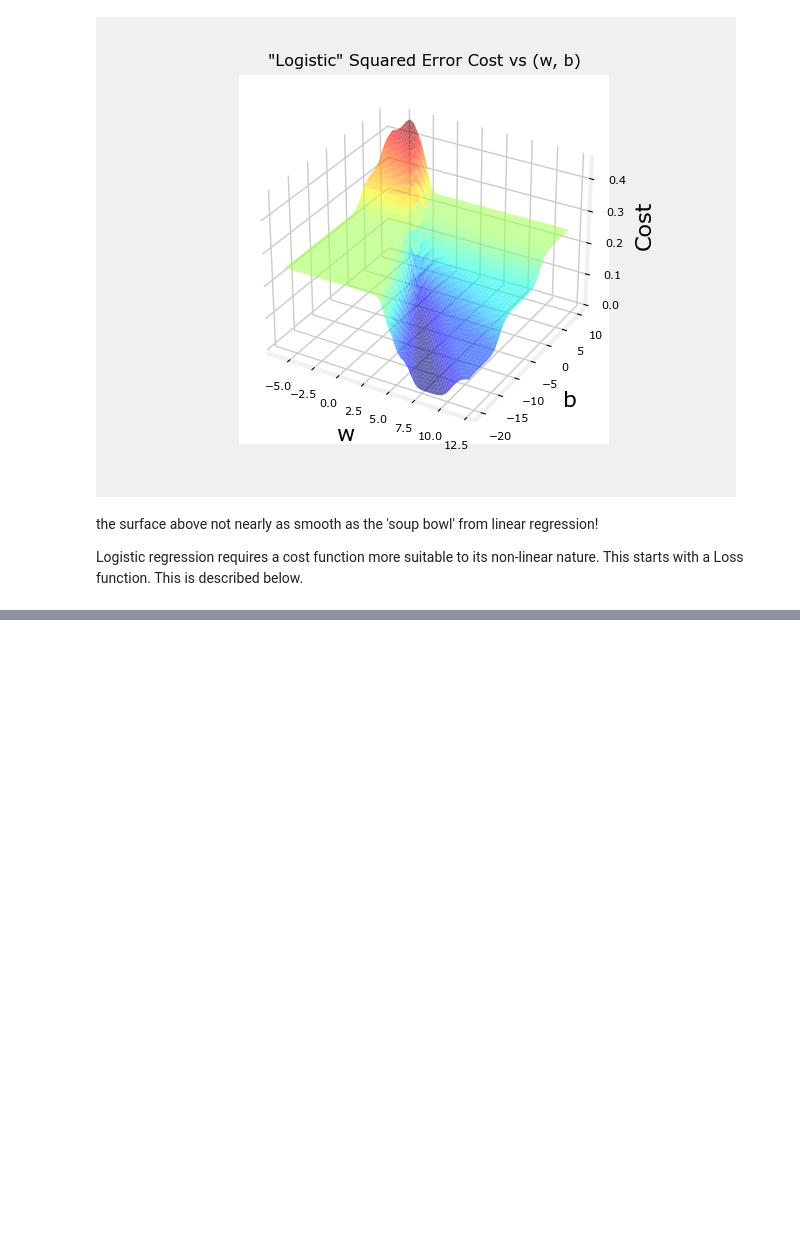
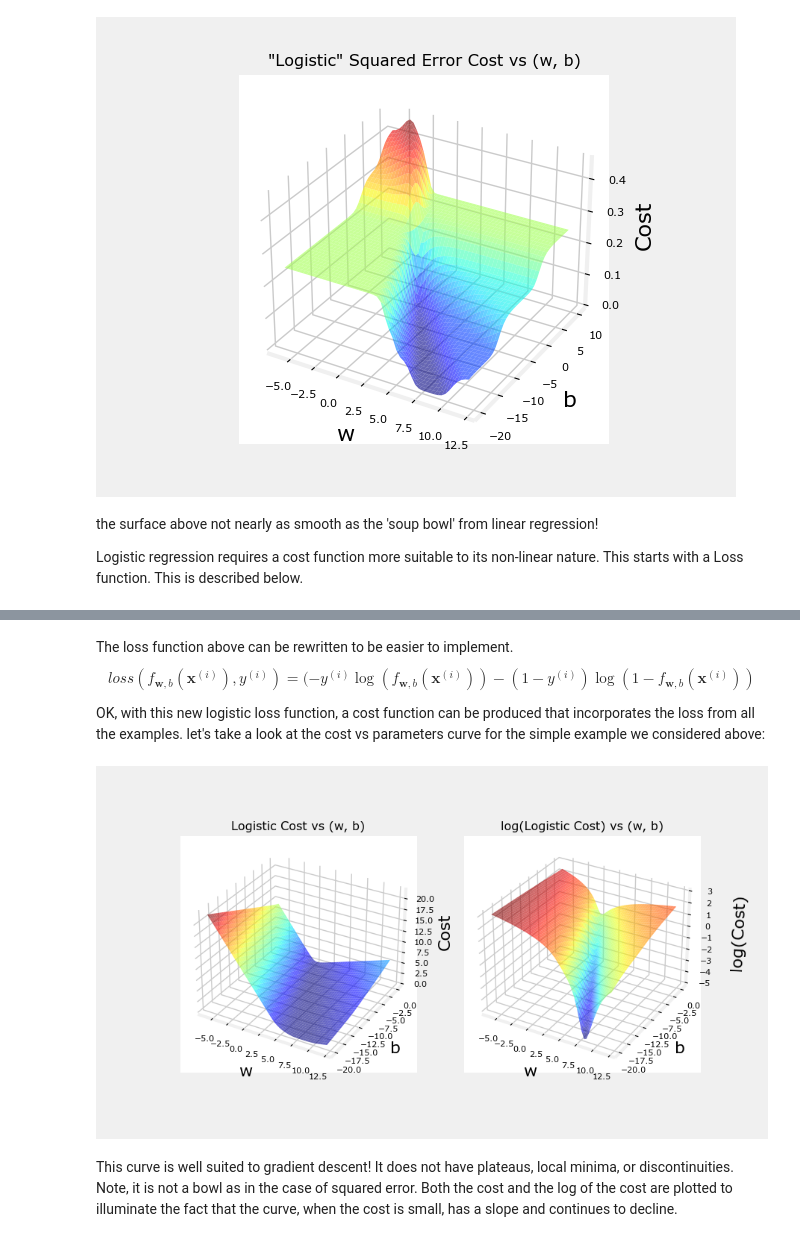
Before and after one commit to hiba77moh/logistic-regression--binary-classification-, a Jupyter notebook: 3- Logistic Loss.ipynb, the cells around one changed output, grey strips where cells are left out. Saved outputs shown, nothing was run; the diff lists cells and outputs as text; code cells hidden in the pictures; blank space fills up the shorter version.

Commit message:
add Loss function

```diff
--- a/3- Logistic Loss.ipynb
+++ b/3- Logistic Loss.ipynb
@@ -29,0 +58,12 @@ Logistic regression requires a cost function more suitable to its non-linear nat
+# %% [markdown]
+The loss function above can be rewritten to be easier to implement.
+    $$loss(f_{\mathbf{w},b}(\mathbf{x}^{(i)}), y^{(i)}) = (-y^{(i)} \log\left(f_{\mathbf{w},b}\left( \mathbf{x}^{(i)} \right) \right) - \left( 1 - y^{(i)}\right) \log \left( 1 - f_{\mathbf{w},b}\left( \mathbf{x}^{(i)} \right) \right)$$
+
+OK, with this new logistic loss function, a cost function can be produced that incorporates the loss from all the examples. let's take a look at the cost vs parameters curve for the simple example we considered above:
+# %%
+plt.close('all')
+cst = plt_logistic_cost(x_train,y_train)
+# %% [output]
+[figure, added]
+# %% [markdown]
+This curve is well suited to gradient descent! It does not have plateaus, local minima, or discontinuities. Note, it is not a bowl as in the case of squared error. Both the cost and the log of the cost are plotted to illuminate the fact that the curve, when the cost is small, has a slope and continues to decline.
```
Also changed, not shown: parts of 3 cells of this notebook.
